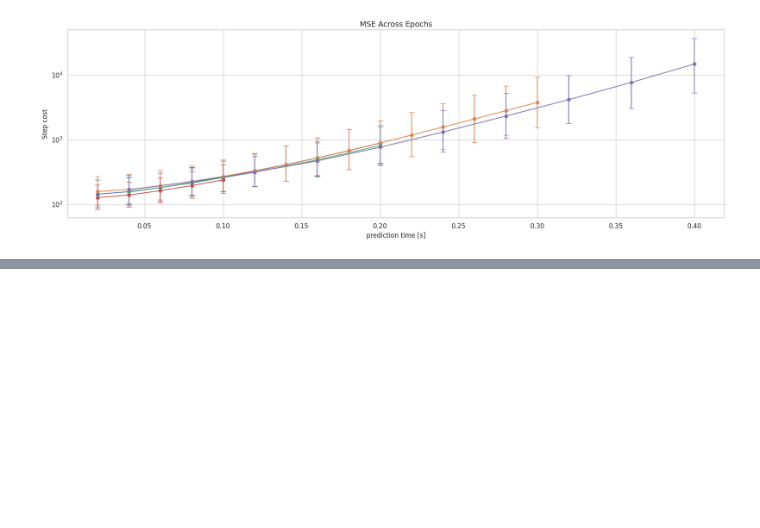
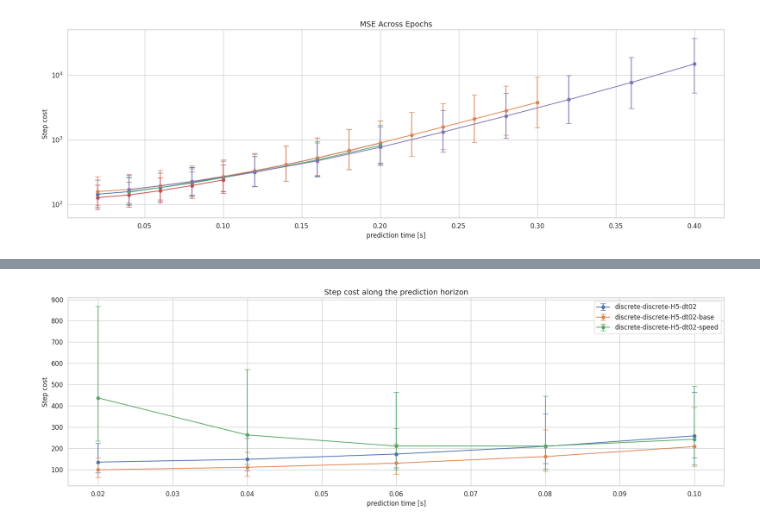
Before and after one commit to Batou1406/dls_orbit_bat_private, a Jupyter notebook: source/extensions/omni.isaac.lab_tasks/omni/isaac/lab_tasks/manager_based/locomotion/model_based/thesis_image.ipynb, the cells around one changed output, grey strips where cells are left out. Drawn from its saved outputs; the diff is of its cells as text; code cells hidden in the pictures; blank space fills up the shorter version.

```diff
--- a/source/extensions/omni.isaac.lab_tasks/omni/isaac/lab_tasks/manager_based/locomotion/model_based/thesis_image.ipynb
+++ b/source/extensions/omni.isaac.lab_tasks/omni/isaac/lab_tasks/manager_based/locomotion/model_based/thesis_image.ipynb
@@ -1984,0 +1985,72 @@ plt.show()
+# %%
+import matplotlib.pyplot as plt
+import seaborn as sns
+import numpy as np
+import os
+import json
+import torch
+
+sns.set_theme(style=style_theme)
+plt.figure(figsize=(18, 6))
+
+
+path1 = "/home/baptiste/Downloads/results_dagger_full_eval_base_task/eval/dagger_eval_contact_aligned_full_eval_sampCost"
+path2 = "/home/baptiste/Downloads/results_dagger_full_eval_base_task/eval/dagger_eval_contact_aligned_full_eval_sampCost2"
+path3 = "/home/baptiste/Documents/dls_isaac_lab_bat_private/eval/samplingTrainer_Eval_H5_Dis_Dis"
+
+json_info_path1 = os.path.join(path1, "info.json")
+json_info_path2 = os.path.join(path2, "info.json")
+json_info_path3 = os.path.join(path3, "info.json")
+if os.path.isfile(json_info_path1):
+    with open(json_info_path1, 'r') as json_file:
+        info1_dict = json.load(json_file)  # Load JSON data into a Python dictionary
+if os.path.isfile(json_info_path2):
+    with open(json_info_path2, 'r') as json_file:
+        info2_dict = json.load(json_file)  # Load JSON data into a Python dictionary
+if os.path.isfile(json_info_path3):
+    with open(json_info_path3, 'r') as json_file:
+        info3_dict = json.load(json_file)  # Load JSON data into a Python dictionary
+info_dict = {**info1_dict, **info2_dict, **info3_dict}
+
+
+
+for key in info_dict :
+    # if 'first-spline' in key and not 'H15-dt04' in key:
+    if 'H5-dt02' in key:
+        if 'discrete-discrete' in key:
+        # if 'first-discrete' in key or 'first-spline' in key :
+        # if 'first-spline-H5-dt04' in key or 'first-spline-H10-dt02' in key:
+            # y = [0] + info_dict[key]['step_cost_results']['step_cost_median']
+            y = np.array(info_dict[key]['step_cost_results']['step_cost_median'])
+
+            q1 = np.array(info_dict[key]['step_cost_results']['step_costq1_values'])
+            q3 = np.array(info_dict[key]['step_cost_results']['step_costq3_values'])
+            yerr = [y - q1, q3 - y]
+
+            if '02' in key:
+                x = torch.arange(len(y))*0.02 + 0.02
+            else :
+                x = torch.arange(len(y))*0.04 + 0.04
+
+            # plt.plot(x,y, marker='o', label=key)
+            plt.errorbar(x, y, yerr=yerr, marker='o', label=key, capsize=5)
+
+
+# Customize the plot for the scientific report
+plt.title('Step cost along the prediction horizon', fontsize=14)
+plt.xlabel('prediction time [s]', fontsize=12)
+plt.ylabel('Step cost', fontsize=12)
+# plt.legend(title=r'Algorithm', fontsize=12, title_fontsize=12)
+plt.legend(fontsize=12)
+plt.xticks(fontsize=12)
+plt.yticks(fontsize=12)
+# plt.yscale('log')
+plt.tight_layout()
+
+# Save the plot if needed
+# plt.savefig("thesis image/9/DaggervsNaiveMSE.pdf", bbox_inches='tight')
+
+# Show the plot
+plt.show()
+# %% [output]
+[figure, added]
```
Also changed, not shown: parts of 1 cell of this notebook, 3 other files.
